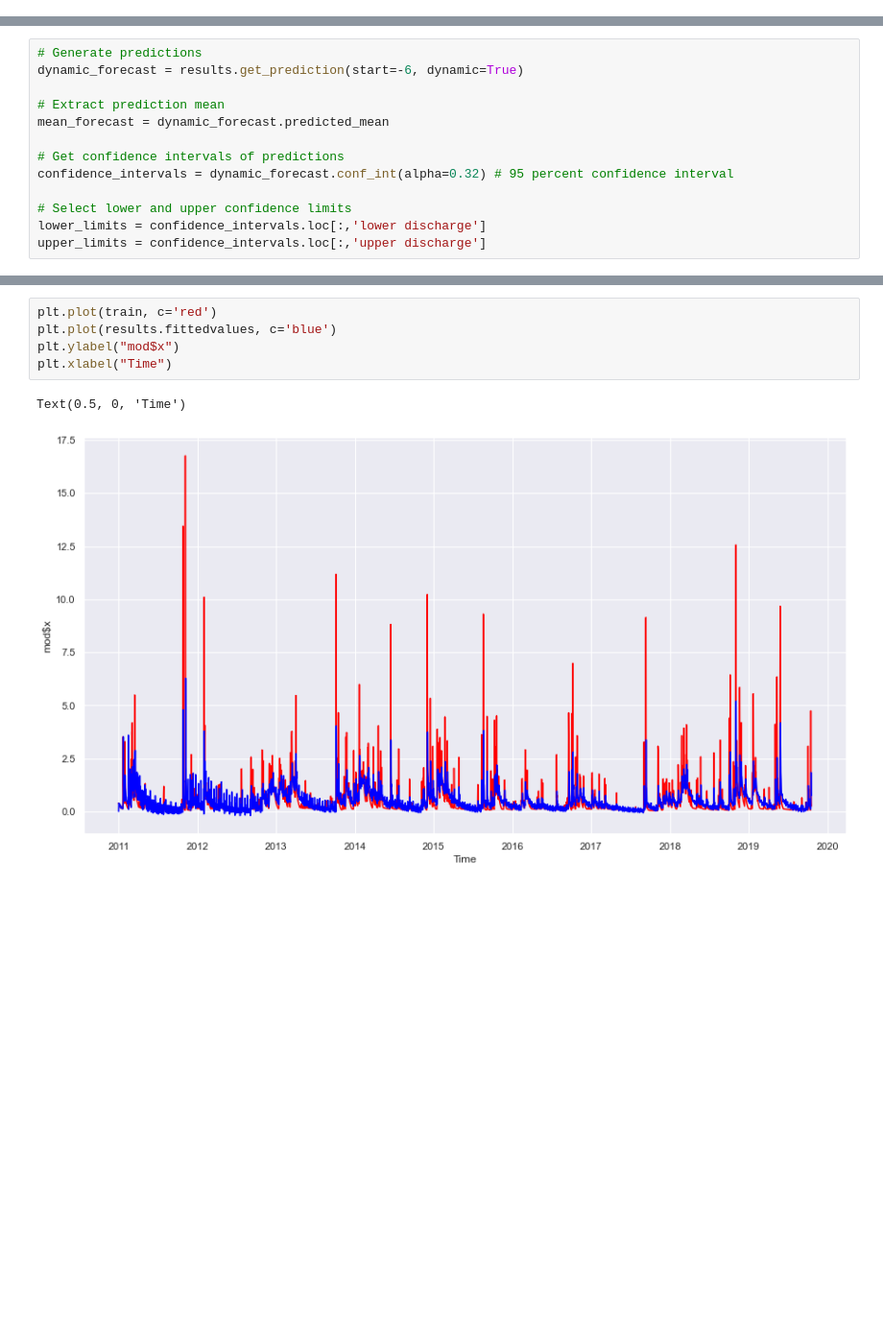
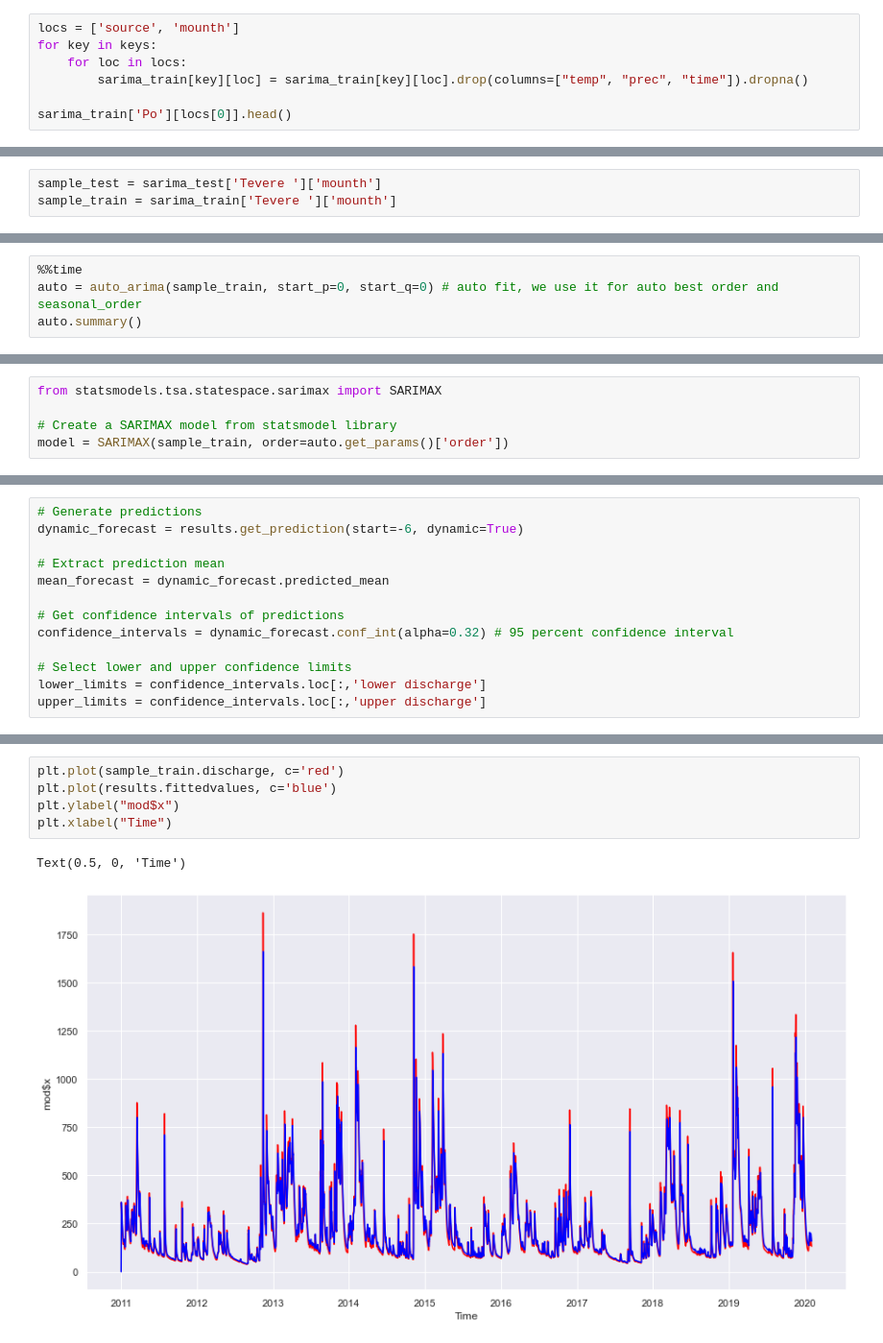
Before and after one commit to kode-git/copernicus, a Jupyter notebook: notebooks/data_modelling.ipynb, the cells around one changed output, grey strips where cells are left out. Shown at 96% size. Cells and saved outputs as stored; diff of their text form; blank space fills up the shorter version.

```diff
--- a/notebooks/data_modelling.ipynb
+++ b/notebooks/data_modelling.ipynb
@@ -139,0 +366,7 @@ plt.show()
+# %%
+locs = ['source', 'mounth']
+for key in keys:
+    for loc in locs:
+        sarima_train[key][loc] = sarima_train[key][loc].drop(columns=["temp", "prec", "time"]).dropna()
+
+sarima_train['Po'][locs[0]].head()
@@ -140 +389,4 @@ plt.show()
+# %%
+sample_test = sarima_test['Tevere ']['mounth']
+sample_train = sarima_train['Tevere ']['mounth']
 # %%
@@ -189,0 +404,4 @@ model = SARIMAX(train['discharge'], order=(4,1,1), seasonal_order=(0,1,1,24))
+# %%
+%%time
+auto = auto_arima(sample_train, start_p=0, start_q=0) # auto fit, we use it for auto best order and seasonal_order
+auto.summary()
@@ -190,3 +440,8 @@ model = SARIMAX(train['discharge'], order=(4,1,1), seasonal_order=(0,1,1,24))
+# %%
+from statsmodels.tsa.statespace.sarimax import SARIMAX
+
+# Create a SARIMAX model from statsmodel library
+model = SARIMAX(sample_train, order=auto.get_params()['order'])
 # %%
 # Fit the model
 results = model.fit()
@@ -306,8 +563,8 @@ plt.legend()
 # %%
-plt.plot(train, c='red')
+plt.plot(sample_train.discharge, c='red')
 plt.plot(results.fittedvalues, c='blue')
 plt.ylabel("mod$x")
 plt.xlabel("Time")
 # %% [output]
 Text(0.5, 0, 'Time')
-[figure, old version]
+[figure, new version]
```
Also changed, not shown: parts of 84 cells of this notebook.
